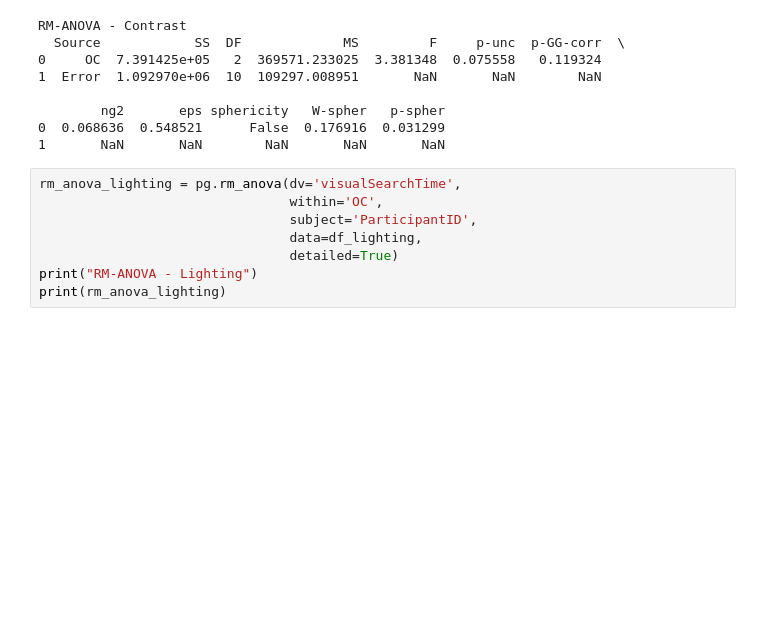
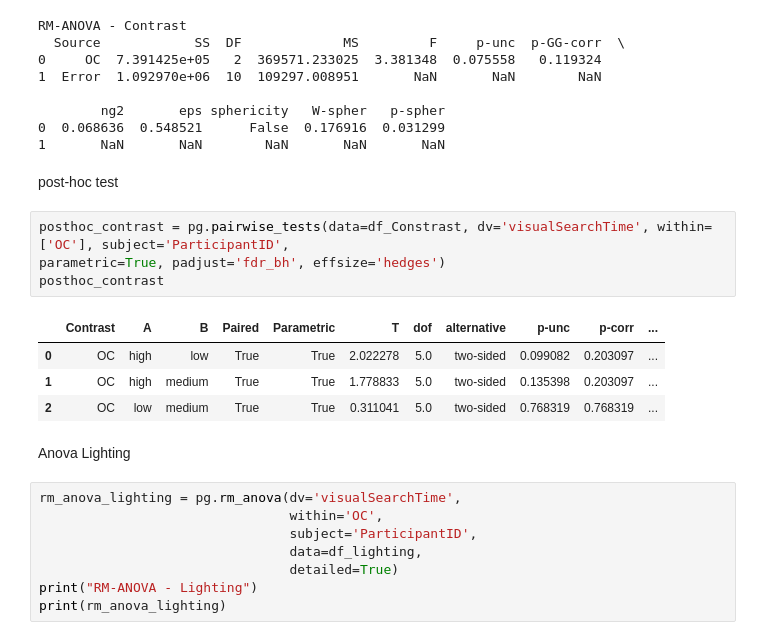
Before and after one commit to uvsqmaryatou/Experimental-Design-Analysis, a Jupyter notebook: experiment_js/experiment_js/new_results/analysis.ipynb, the cells around one changed output. Saved outputs shown, nothing was run; the diff lists cells and outputs as text; blank space fills up the shorter version.

```diff
--- a/experiment_js/experiment_js/new_results/analysis.ipynb
+++ b/experiment_js/experiment_js/new_results/analysis.ipynb
@@ -89,6 +93,19 @@ RM-ANOVA - Contrast
         ng2       eps sphericity   W-spher   p-spher
 0  0.068636  0.548521      False  0.176916  0.031299
 1       NaN       NaN        NaN       NaN       NaN
+# %% [markdown]
+post-hoc test
+# %%
+posthoc_contrast = pg.pairwise_tests(data=df_Constrast, dv='visualSearchTime', within=['OC'], subject='ParticipantID',
+parametric=True, padjust='fdr_bh', effsize='hedges')
+posthoc_contrast
+# %% [output]
+|  | Contrast | A | B | Paired | Parametric | T | dof | alternative | p-unc | p-corr | ... |
+| 0 | OC | high | low | True | True | 2.022278 | 5.0 | two-sided | 0.099082 | 0.203097 | ... |
+| 1 | OC | high | medium | True | True | 1.778833 | 5.0 | two-sided | 0.135398 | 0.203097 | ... |
+| 2 | OC | low | medium | True | True | 0.311041 | 5.0 | two-sided | 0.768319 | 0.768319 | ... |
+# %% [markdown]
+Anova Lighting
 # %%
 rm_anova_lighting = pg.rm_anova(dv='visualSearchTime',
                                 within='OC',
```
Also changed, not shown: parts of 12 cells of this notebook.
